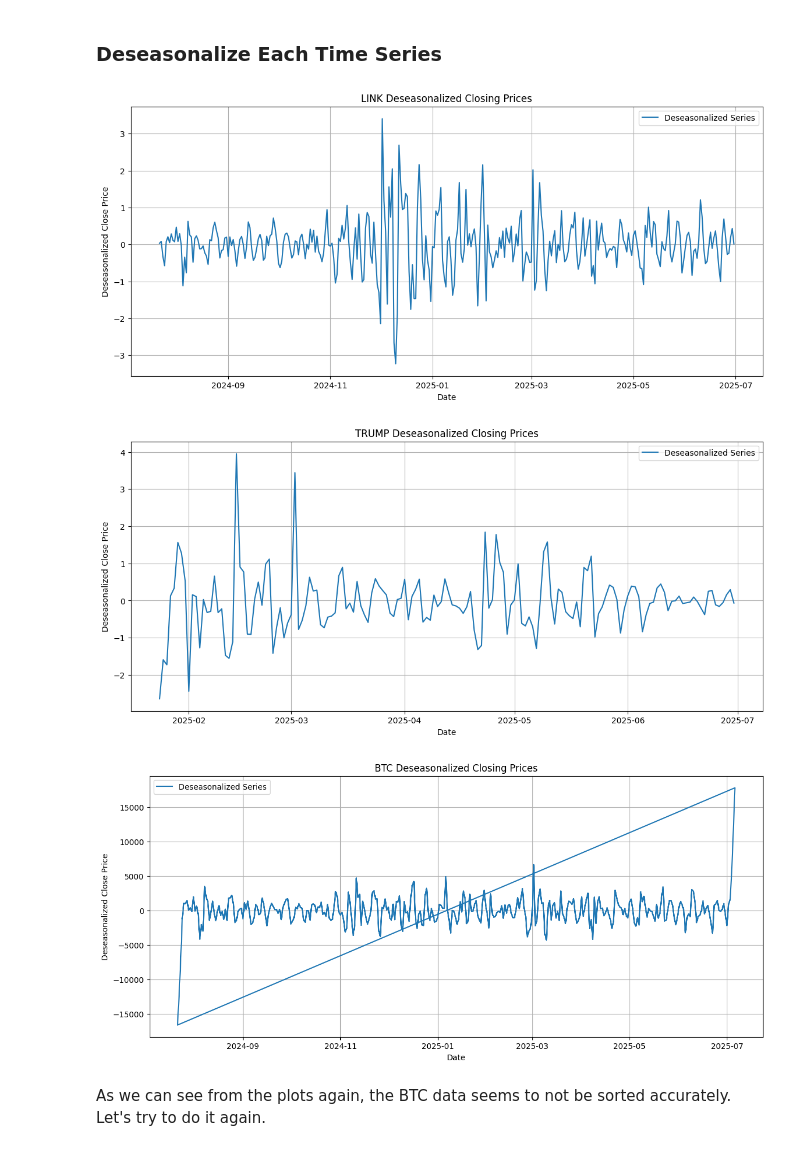
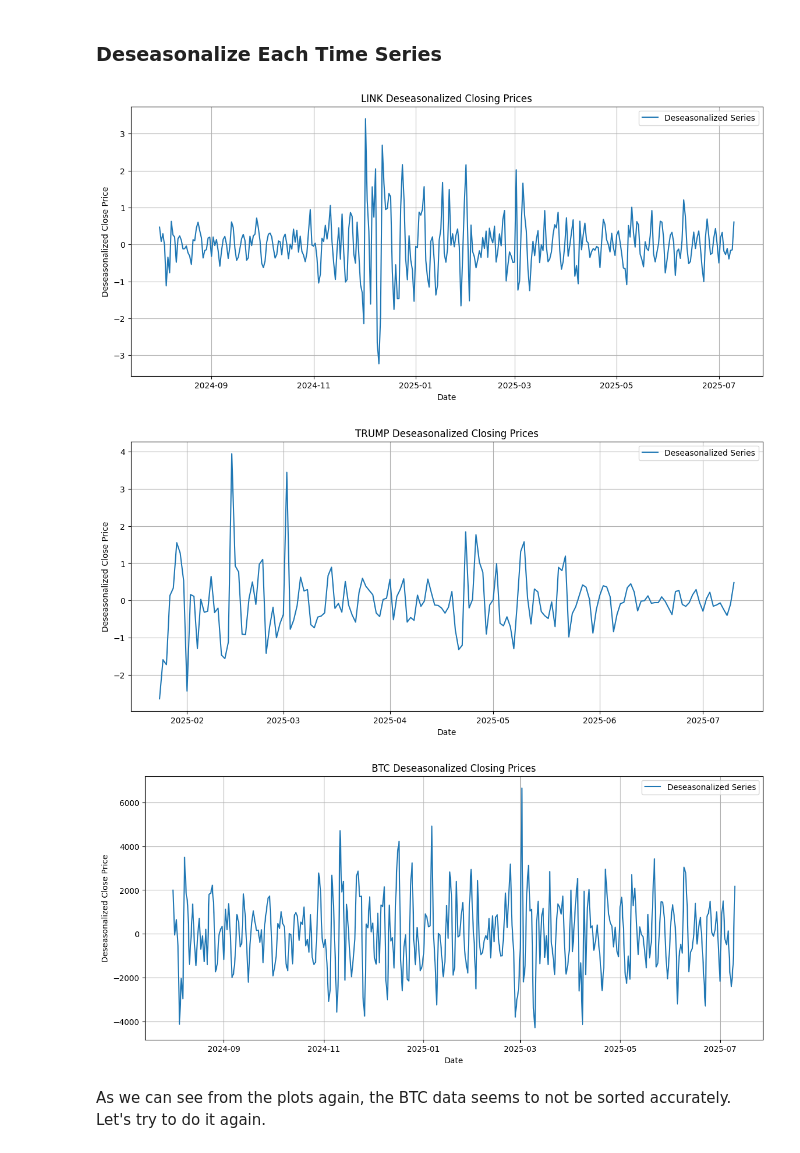
Before and after one commit to Eris-Leksi/-TRUMP-sentiment-analysis, a Jupyter notebook: script.ipynb, the cells around one changed output. Cells and saved outputs as stored; diff of their text form; code cells hidden in the pictures.

```diff
--- a/script.ipynb
+++ b/script.ipynb
@@ -530,24 +530,28 @@ for coin in merged_data['coin_type'].unique():
 The time series for TRUMP, LINK, and BTC appear additive, as the seasonal and cyclical fluctuations remain relatively constant in magnitude across different price levels. Variability does not increase proportionally as the overall price level rises, which is characteristic of additive time series behavior.
 # %% [markdown]
 ###  Deseasonalize Each Time Series
+# %%
+ma_data = {}
+
+for coin in merged_data['coin_type'].unique():
+    df = merged_data[merged_data['coin_type'] == coin].copy()
+    df = df.sort_values('timestamp').reset_index(drop=True)
+    ma_data[coin] = df
 # %%
 for coin in merged_data['coin_type'].unique():
-    df = ma_data[coin]
+    df = ma_data[coin]                       # now exists
     df['centered_MA'] = df['close'].rolling(window=7, center=True).mean()
     df['deseasonalized'] = df['close'] - df['centered_MA']
 
     plt.figure(figsize=(14,6))
     plt.plot(df['timestamp'], df['deseasonalized'], label='Deseasonalized Series')
-    plt.title(f'{coin} Deseasonalized Closing Prices')
-    plt.xlabel('Date')
-    plt.ylabel('Deseasonalized Close Price')
-    plt.legend()
-    plt.grid(True)
-    plt.show()
+    plt.title(f'{coin} Deseasonalized Closing Prices')
+    plt.xlabel('Date'); plt.ylabel('Deseasonalized Close Price')
+    plt.legend(); plt.grid(True); plt.show()
 # %% [output]
-[figure, old version]
+[figure, new version]
-[figure, old version]
+[figure, new version]
-[figure, old version]
+[figure, new version]
 # %% [markdown]
 As we can see from the plots again, the BTC data seems to not be sorted accurately. Let's try to do it again.
 # %%
```
Also changed, not shown: parts of 31 cells of this notebook.
